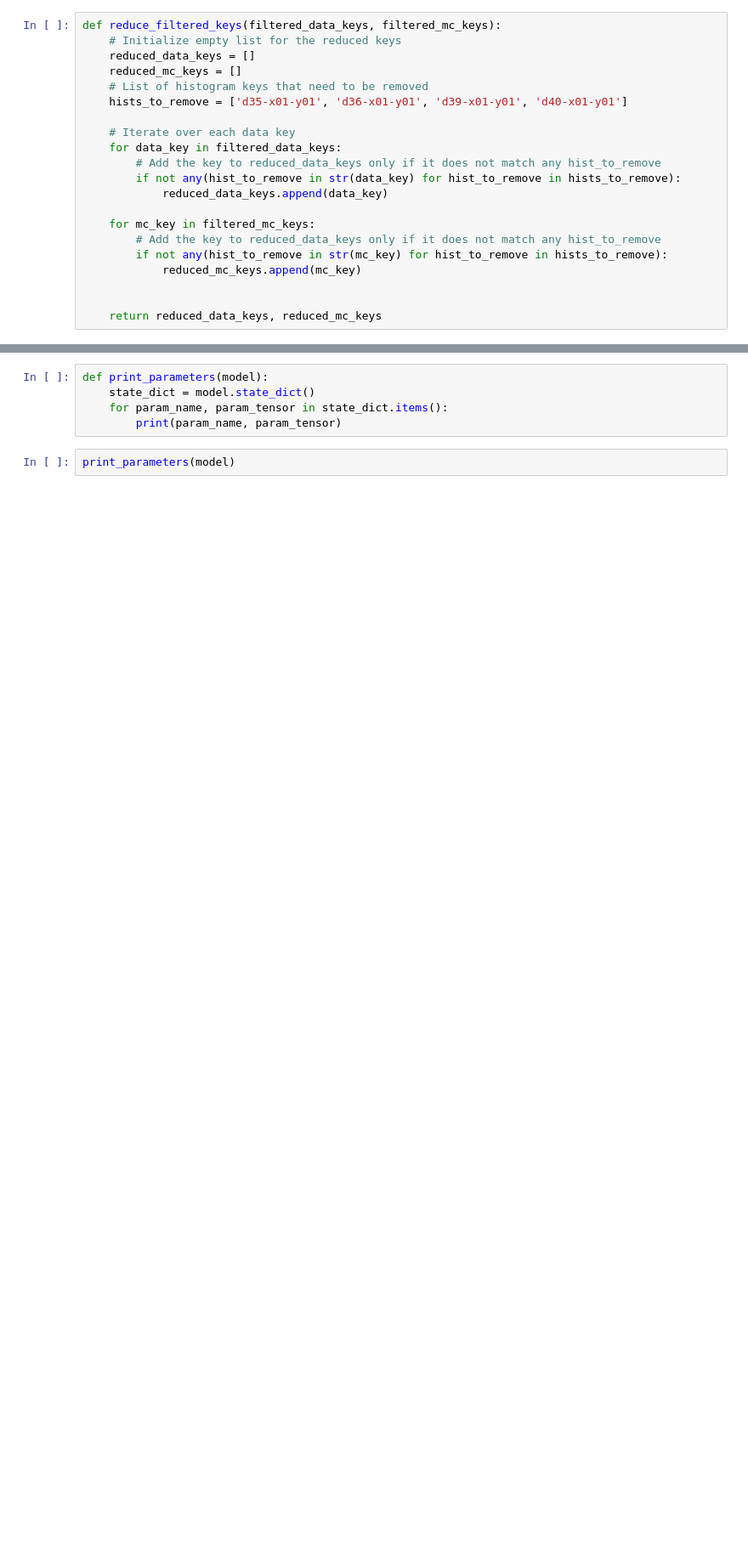
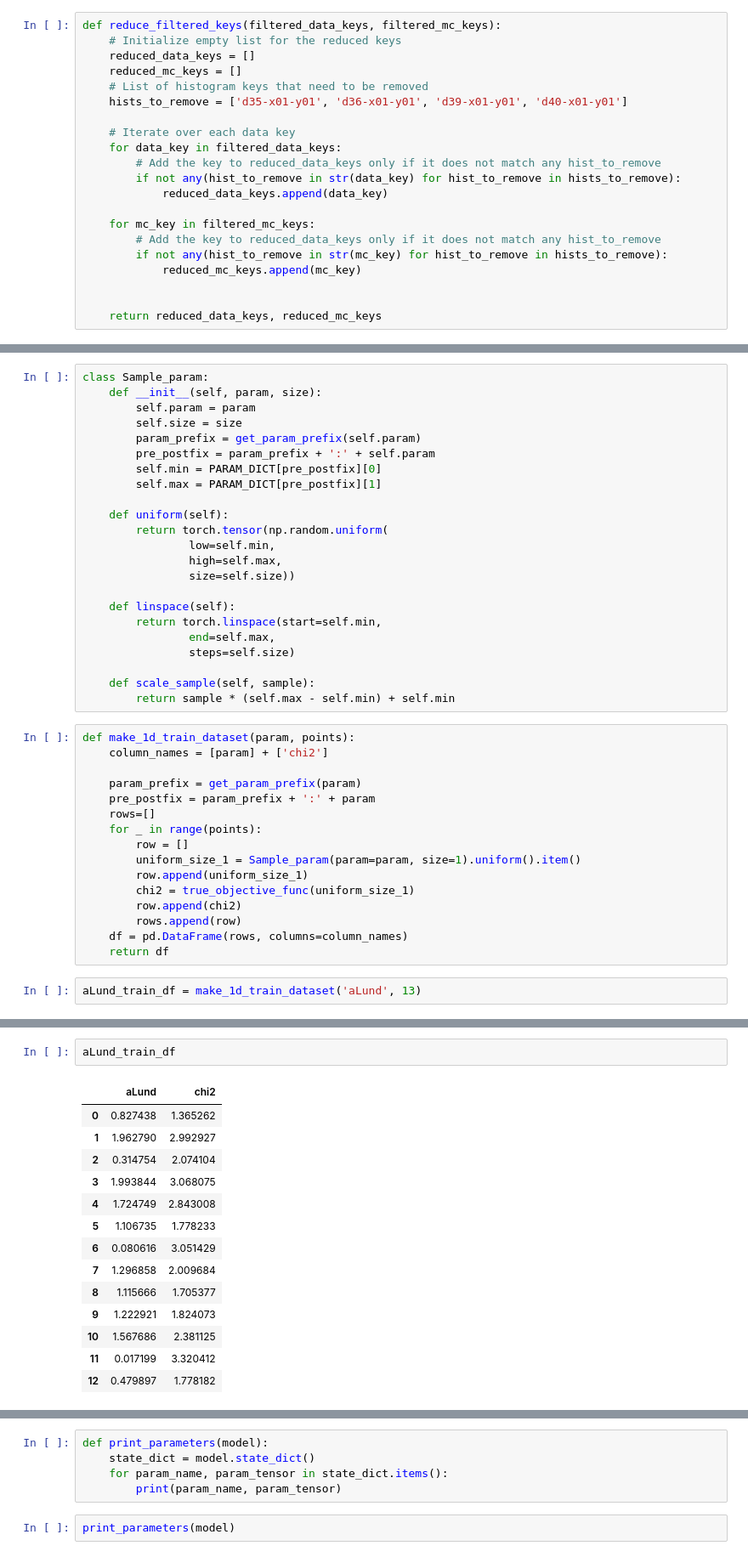
Before and after one commit to AliAlkadhim/Pythia8_SBI_Tune, a Jupyter notebook: code/BayesOpt/GPytorch_Tune_a.ipynb, the cells around one changed output, grey strips where cells are left out. Shown at 85% size. Saved outputs shown, nothing was run; the diff lists cells and outputs as text; blank space fills up the shorter version.

```diff
--- a/code/BayesOpt/GPytorch_Tune_a.ipynb
+++ b/code/BayesOpt/GPytorch_Tune_a.ipynb
@@ -392,0 +453,41 @@ plot_model(model)
+# %%
+class Sample_param:
+    def __init__(self, param, size):
+        self.param = param
+        self.size = size
+        param_prefix = get_param_prefix(self.param)
+        pre_postfix = param_prefix + ':' + self.param
+        self.min = PARAM_DICT[pre_postfix][0]
+        self.max = PARAM_DICT[pre_postfix][1]
+
+    def uniform(self):
+        return torch.tensor(np.random.uniform(
+                low=self.min,
+                high=self.max,
+                size=self.size))
+
+    def linspace(self):
+        return torch.linspace(start=self.min,
+                end=self.max,
+                steps=self.size)
+
+    def scale_sample(self, sample):
+        return sample * (self.max - self.min) + self.min
+# %%
+def make_1d_train_dataset(param, points):
+    column_names = [param] + ['chi2']
+
+    param_prefix = get_param_prefix(param)
+    pre_postfix = param_prefix + ':' + param
+    rows=[]
+    for _ in range(points):
+        row = []
+        uniform_size_1 = Sample_param(param=param, size=1).uniform().item()
+        row.append(uniform_size_1)
+        chi2 = true_objective_func(uniform_size_1)
+        row.append(chi2)
+        rows.append(row)
+    df = pd.DataFrame(rows, columns=column_names)
+    return df
+# %%
+aLund_train_df = make_1d_train_dataset('aLund', 13)
@@ -392,0 +646,17 @@ plot_model(model)
+# %%
+aLund_train_df
+# %% [output]
+|  | aLund | chi2 |
+| 0 | 0.827438 | 1.365262 |
+| 1 | 1.962790 | 2.992927 |
+| 2 | 0.314754 | 2.074104 |
+| 3 | 1.993844 | 3.068075 |
+| 4 | 1.724749 | 2.843008 |
+| 5 | 1.106735 | 1.778233 |
+| 6 | 0.080616 | 3.051429 |
+| 7 | 1.296858 | 2.009684 |
+| 8 | 1.115666 | 1.705377 |
+| 9 | 1.222921 | 1.824073 |
+| 10 | 1.567686 | 2.381125 |
+| 11 | 0.017199 | 3.320412 |
+| 12 | 0.479897 | 1.778182 |
```
Also changed, not shown: parts of 66 cells of this notebook.
